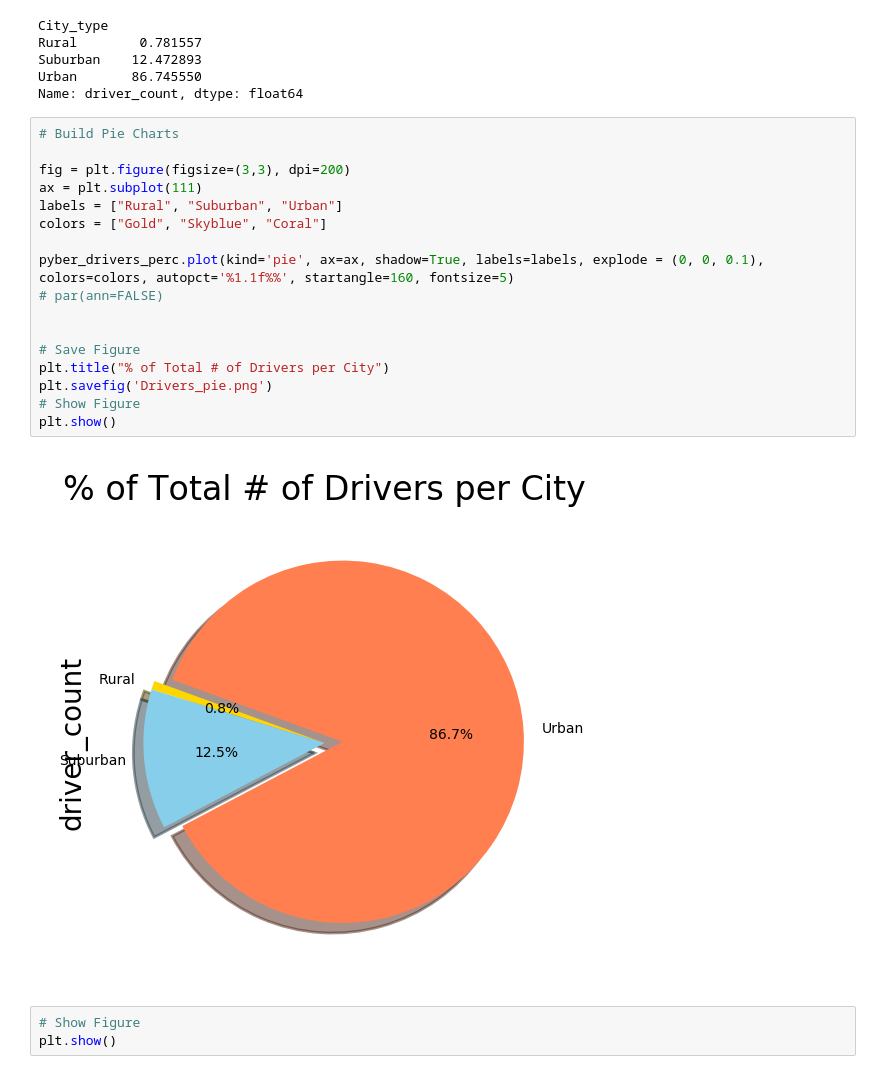
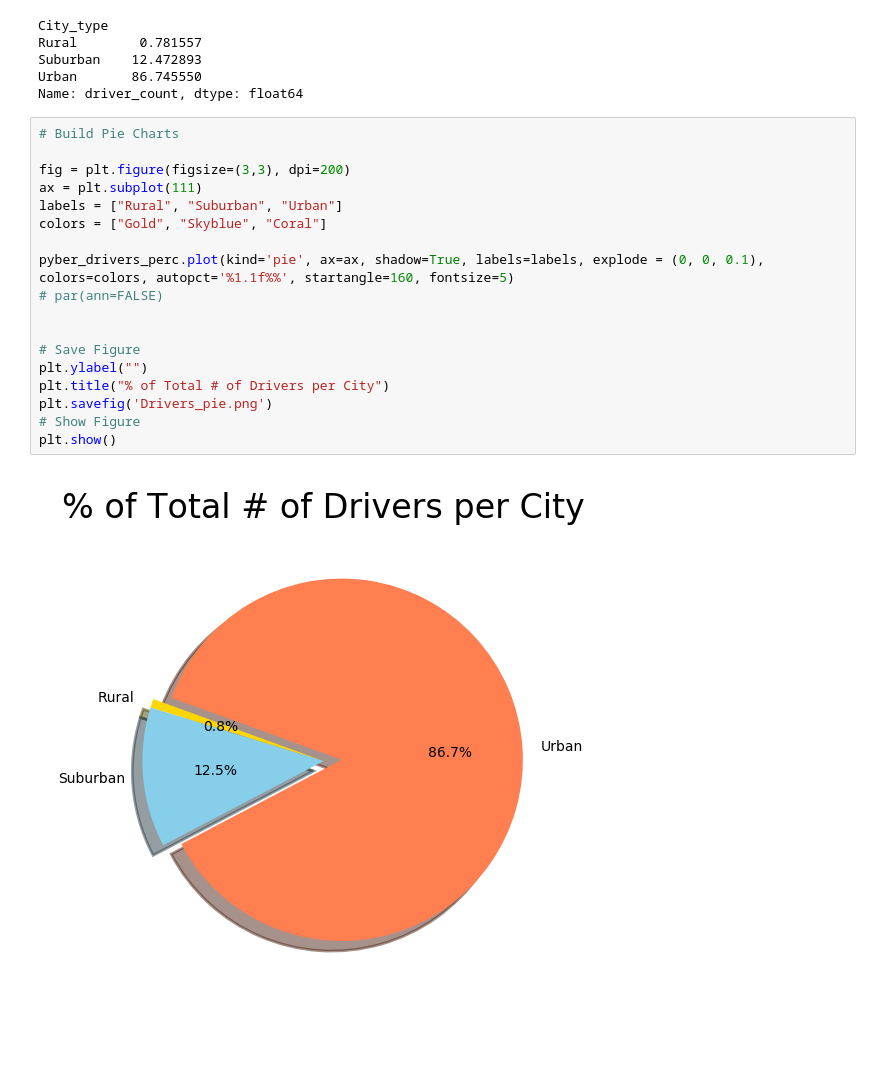
Before and after one commit to eherchen/Homework-05-submission, a Jupyter notebook: pyber- Final.ipynb, the cells around one changed output. Cells and saved outputs as stored; diff of their text form; blank space fills up the shorter version.

```diff
--- a/pyber- Final.ipynb
+++ b/pyber- Final.ipynb
@@ -293,22 +295,20 @@ Name: driver_count, dtype: float64
 # %%
 # Build Pie Charts
 
 fig = plt.figure(figsize=(3,3), dpi=200)
 ax = plt.subplot(111)
 labels = ["Rural", "Suburban", "Urban"]
 colors = ["Gold", "Skyblue", "Coral"]
 
 pyber_drivers_perc.plot(kind='pie', ax=ax, shadow=True, labels=labels, explode = (0, 0, 0.1), colors=colors, autopct='%1.1f%%', startangle=160, fontsize=5)
 # par(ann=FALSE)
 
 
 # Save Figure
+plt.ylabel("")
 plt.title("% of Total # of Drivers per City")
 plt.savefig('Drivers_pie.png')
 # Show Figure
 plt.show()
 # %% [output]
-[figure, old version]
+[figure, new version]
-# %%
-# Show Figure
-plt.show()
```
Also changed, not shown: parts of 2 cells of this notebook.
